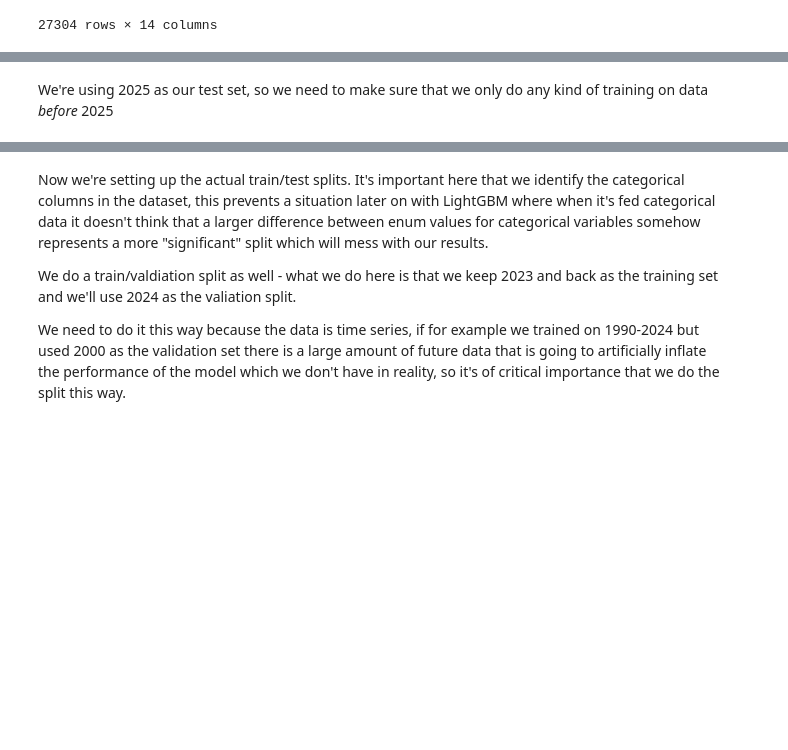
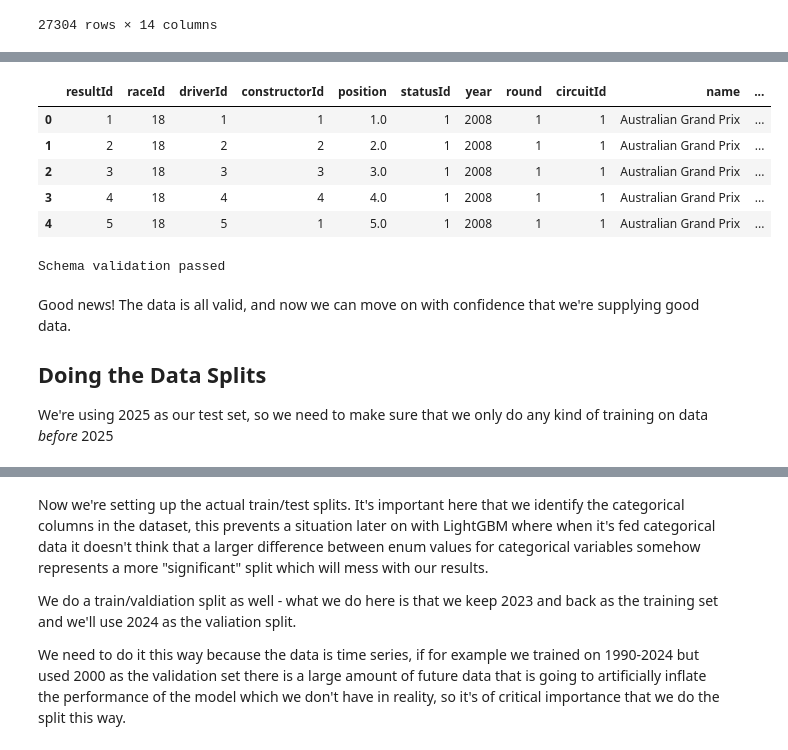
Before and after one commit to DaveAhearne/F1Prediction, a Jupyter notebook: notebooks/LightGBM_Base.ipynb, the cells around one changed output, grey strips where cells are left out. Cells and saved outputs as stored; diff of their text form; code cells hidden in the pictures; blank space fills up the shorter version.

```diff
--- a/notebooks/LightGBM_Base.ipynb
+++ b/notebooks/LightGBM_Base.ipynb
@@ -113,4 +139,51 @@ full_race_data_df
+# %%
+full_race_data_df.head()
+# %% [output]
+|  | resultId | raceId | driverId | constructorId | position | statusId | year | round | circuitId | name | ... |
+| 0 | 1 | 18 | 1 | 1 | 1.0 | 1 | 2008 | 1 | 1 | Australian Grand Prix | ... |
+| 1 | 2 | 18 | 2 | 2 | 2.0 | 1 | 2008 | 1 | 1 | Australian Grand Prix | ... |
+| 2 | 3 | 18 | 3 | 3 | 3.0 | 1 | 2008 | 1 | 1 | Australian Grand Prix | ... |
+| 3 | 4 | 18 | 4 | 4 | 4.0 | 1 | 2008 | 1 | 1 | Australian Grand Prix | ... |
+| 4 | 5 | 18 | 5 | 1 | 5.0 | 1 | 2008 | 1 | 1 | Australian Grand Prix | ... |
+# %%
+import pandera.pandas as pa
+from pandera.typing import DateTime
+
+# define a schema
+class RaceResultSchema(pa.DataFrameModel):
+    year: int = pa.Field(gt=1990)
+    raceId: int = pa.Field(gt=0)
+    driverId: int = pa.Field(gt=0)
+    constructorId: int = pa.Field(gt=0)
+    circuitId: int = pa.Field(gt=0)
+    statusId: int = pa.Field(gt=0)
+    round: int = pa.Field(gt=0,lt=25)
+    date: DateTime = pa.Field(ge=pd.Timestamp('1990-01-01'))
+    dob: DateTime = pa.Field(gt=pd.Timestamp('1950-01-01'), lt=pd.Timestamp('2010-01-01'))
+    nationality: str
+    name: str
+    position: float = pa.Field(lt=40, ge=1, nullable=True) # DNF's are Null
+    podiumFinish: int = pa.Field(isin=[1,0])
+
+    # Only one driver should be able to race in a single race at once
+    class Config:
+        unique = ["raceId", "driverId"]
+
+def ValidateSchema(df):
+    try:
+        RaceResultSchema.validate(df)
+        print("Schema validation passed")
+    except pa.errors.SchemaError as e:
+        print(f"Schema validation FAILED:\n{e.failure_cases}")
+
+ValidateSchema(full_race_data_df)
+# %% [output]
+Schema validation passed
 # %% [markdown]
+Good news! The data is all valid, and now we can move on with confidence that we're supplying good data.
+
+## Doing the Data Splits
+
 We're using 2025 as our test set, so we need to make sure that we only do any kind of training on data *before* 2025
 # %%
 training_race_data_df = full_race_data_df[full_race_data_df["year"] < 2025].copy()
```
Also changed, not shown: parts of 11 cells of this notebook.
